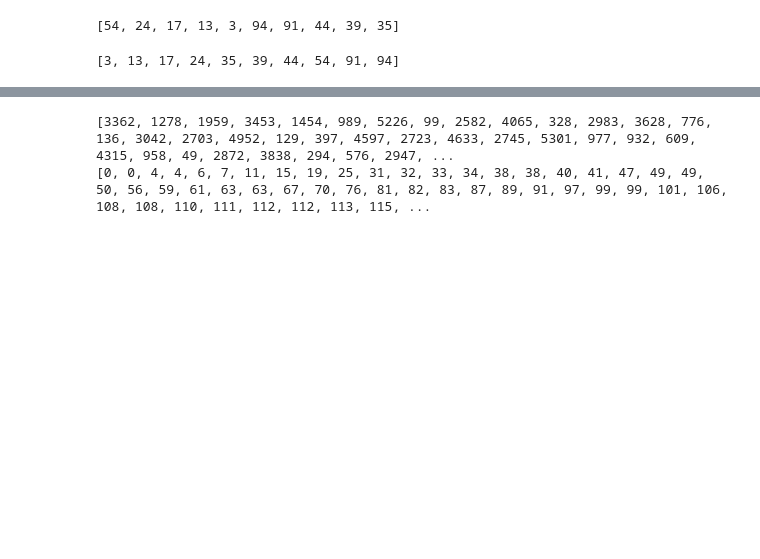
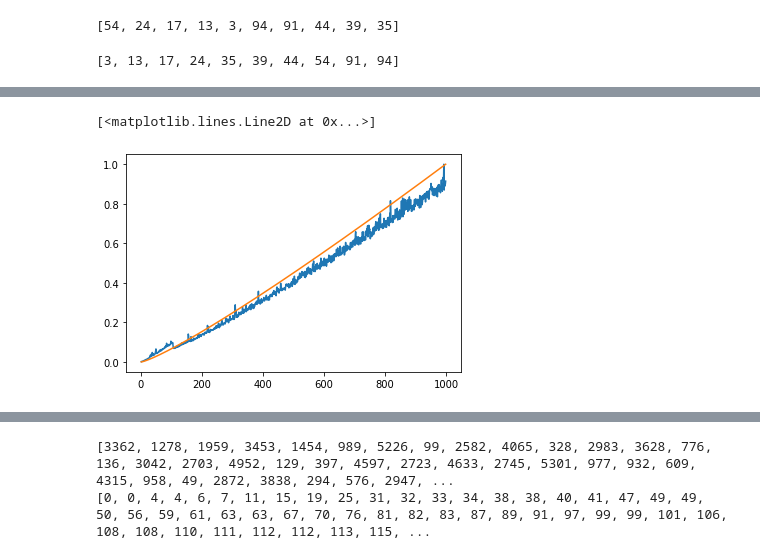
Before and after one commit to tokarev-i-v/py_algorithms, a Jupyter notebook: Sort.ipynb, the cells around one changed output, grey strips where cells are left out. Saved outputs shown, nothing was run; the diff lists cells and outputs as text; code cells hidden in the pictures; blank space fills up the shorter version.

```diff
--- a/Sort.ipynb
+++ b/Sort.ipynb
@@ -74 +83,52 @@ array([2, 4, 6])
+# %%
+import time
+import matplotlib.pyplot as plt
+import math
+
+def partition(a, low, high):
+    pivot = a[(high+low)//2]
+    i = low
+    j = high
+    while i <= j:
+        while a[i] < pivot:
+            i += 1
+        while a[j] > pivot:
+            j -= 1
+
+        if i >= j:
+            break
+        a_i = a[i]
+        a[i] = a[j]
+        a[j] = a_i
+        i += 1
+        j -= 1
+    return j
+
+def qsort(a, l, h):
+    if l < h:
+        p = partition(a, l, h)
+        qsort(a, l, p)
+        qsort(a, p+1, h)
+
+x, y, y1 = [], [], []
+n = 1000
+for i in range(1, n):
+    x.append(i)
+    arr = np.random.randint(0, 1000, i).tolist()
+    arr_len = len(arr)
+    start_time = time.time()
+    qsort(arr, 0, arr_len-1)
+    end_time = time.time() - start_time
+    y.append(end_time)
+    y1.append(i * math.log(i))
+
+y_max = max(y)
+y1_max = max(y1)
+y = [el/y_max for el in y]
+y1 = [el/y1_max for el in y1]
+plt.plot(x, y)
+plt.plot(x, y1)
+# %% [output]
+[<matplotlib.lines.Line2D at 0x...>]
+[figure, added]
 # %%
```
Also changed, not shown: parts of 9 cells of this notebook, 7 other files.
